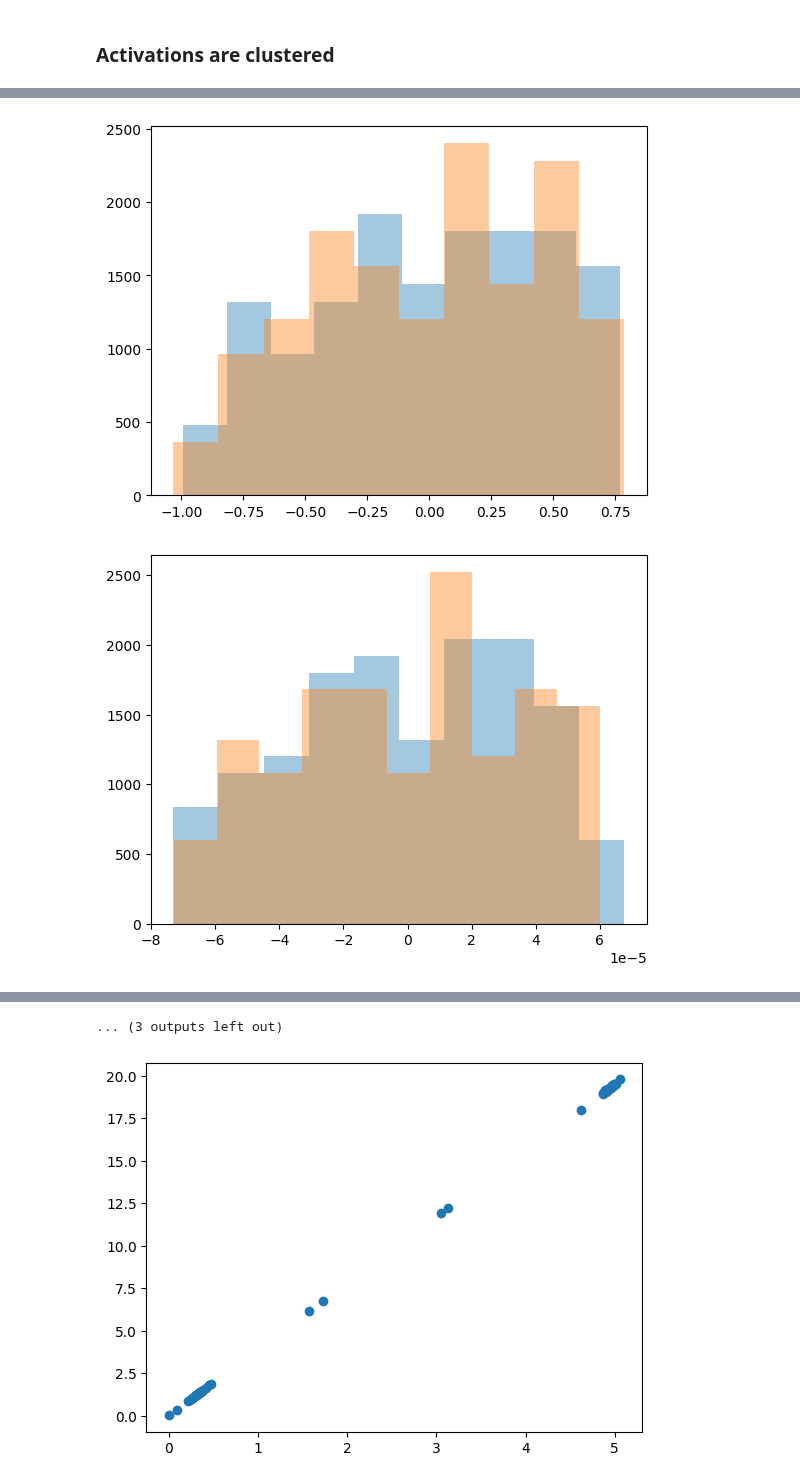
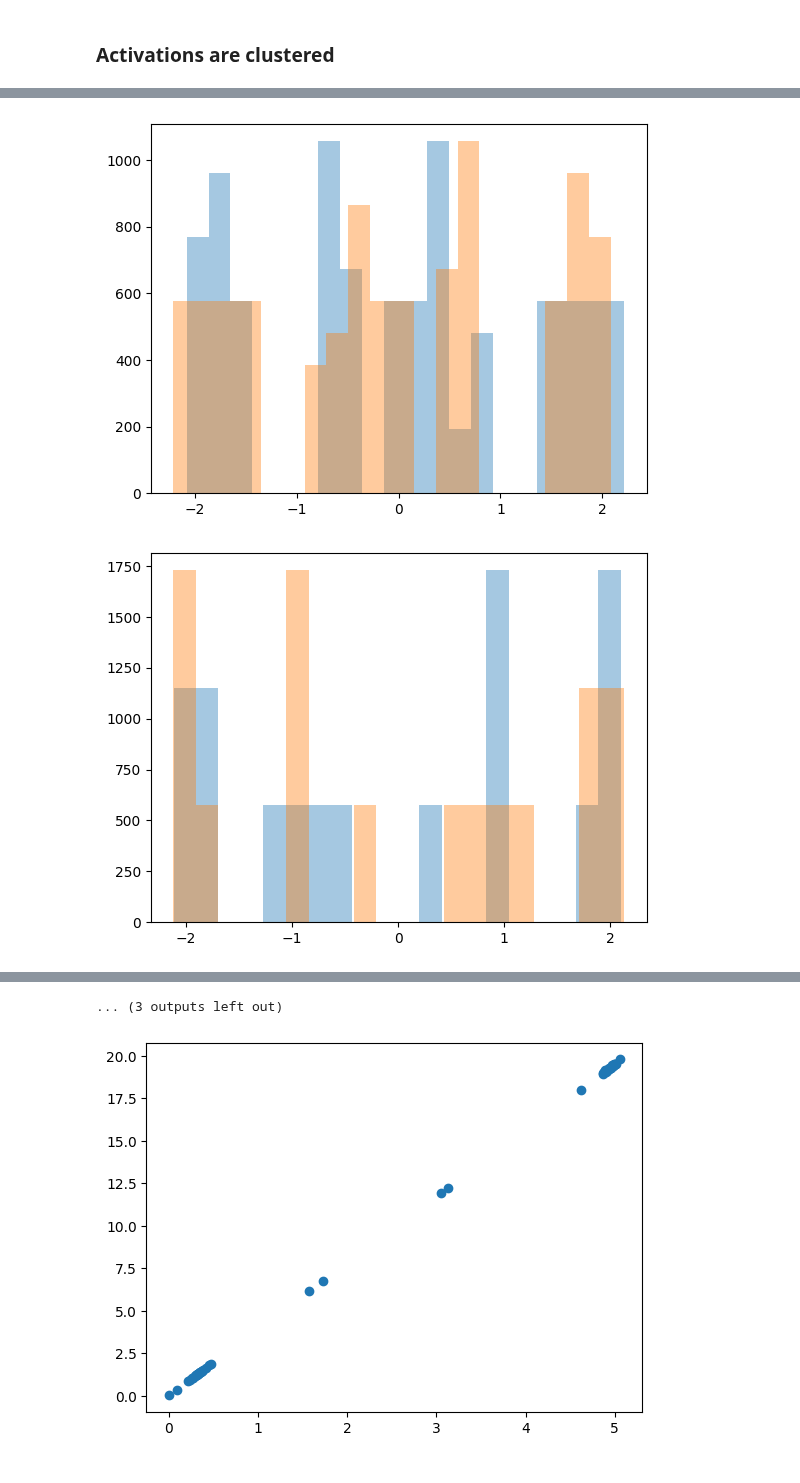
Before and after one commit to LouisYRYJ/Finite-groups, a Jupyter notebook: notebooks/irreps_all.ipynb, the cells around one changed output, grey strips where cells are left out. Cells and saved outputs as stored; diff of their text form; code cells hidden in the pictures.

Commit message:
irreps notebooks

```diff
--- a/notebooks/irreps_all.ipynb
+++ b/notebooks/irreps_all.ipynb
@@ -212,20 +199,25 @@ none 75
 # %%
-irrep_name = '2d-1'
+irrep_name = '6d-0'
 irrep_d = irreps[irrep_name].shape[-1]
 irrep = irreps[irrep_name]
 irrep_idxs = irrep_idx_dict[irrep_name]
 irrep_lneurons = lneurons[:, irrep_idxs]
 irrep_rneurons = rneurons[:, irrep_idxs]
 irrep_uneurons = uneurons[:, irrep_idxs]
+irrep_frobschur = np.sign(group.get_frobenius_schur(irrep)).item()
 # %%
 flat_irrep = einops.rearrange(irrep, 'n d1 d2 -> n (d1 d2)')
+rcond = t.linalg.matrix_rank(flat_irrep)
 # Project neurons onto subspace spanned by flat_irrep
-A_flat = (t.linalg.inv(flat_irrep.H @ flat_irrep) @ flat_irrep.T @ irrep_lneurons)
-B_flat = (t.linalg.inv(flat_irrep.H @ flat_irrep) @ flat_irrep.T @ irrep_rneurons)
-C_flat = (t.linalg.inv(flat_irrep.H @ flat_irrep) @ flat_irrep.T @ irrep_uneurons)
-A = einops.rearrange(A_flat, '(d1 d2) m -> m d1 d2', d1=irrep_d, d2=irrep_d).mT
-B = einops.rearrange(B_flat, '(d1 d2) m -> m d1 d2', d1=irrep_d, d2=irrep_d).mT
-C = einops.rearrange(C_flat, '(d1 d2) m -> m d1 d2', d1=irrep_d, d2=irrep_d).mT
+A_flat = t.linalg.lstsq(flat_irrep, irrep_lneurons, driver='gelsd').solution
+B_flat = t.linalg.lstsq(flat_irrep, irrep_rneurons, driver='gelsd').solution
+C_flat = t.linalg.lstsq(flat_irrep, irrep_uneurons, driver='gelsd').solution
+# A_flat = (t.linalg.inv(flat_irrep.H @ flat_irrep) @ flat_irrep.H @ irrep_lneurons)
+# B_flat = (t.linalg.inv(flat_irrep.H @ flat_irrep) @ flat_irrep.H @ irrep_rneurons)
+# C_flat = (t.linalg.inv(flat_irrep.H @ flat_irrep) @ flat_irrep.H @ irrep_uneurons)
+A = einops.rearrange(A_flat, '(d1 d2) m -> m d1 d2', d1=irrep_d, d2=irrep_d).mH
+B = einops.rearrange(B_flat, '(d1 d2) m -> m d1 d2', d1=irrep_d, d2=irrep_d).mH
+C = einops.rearrange(C_flat, '(d1 d2) m -> m d1 d2', d1=irrep_d, d2=irrep_d).mH
 
 A_norm = t.linalg.matrix_norm(A)
 B_norm = t.linalg.matrix_norm(B)
@@ -233,9 +225,9 @@ B_norm = t.linalg.matrix_norm(B)
 print((A_norm - B_norm).norm()**2 / B_norm.norm()**2)
 
 # Normalize A and B to have unit Frobenius norm
-A = A / A_norm.unsqueeze(1).unsqueeze(1)
-B = B / A_norm.unsqueeze(1).unsqueeze(1)
-C = C * ( (A_norm + B_norm) / 2).unsqueeze(1).unsqueeze(1)
+# A = A / A_norm.unsqueeze(1).unsqueeze(1)
+# B = B / A_norm.unsqueeze(1).unsqueeze(1)
+# C = C * ( (A_norm + B_norm) / 2).unsqueeze(1).unsqueeze(1)
 
 A.shape, B.shape, C.shape
 # %% [output]
@@ -365,16 +355,17 @@ for i, j in product(range(irrep_d), repeat=2):
 # %% [markdown]
 ### b_i and c_i are clustered
 # %%
-n_clusters = 10
+b_clusters = 8
+c_clusters = 18
 
 from sklearn.cluster import KMeans
-c_kmeans = KMeans(n_clusters=n_clusters, random_state=42).fit(c.numpy())
+c_kmeans = KMeans(n_clusters=c_clusters, random_state=42).fit(c.numpy())
 # kmeans.score is negative average squared l2 dist to cluster centroid
 print(-c_kmeans.score(c.numpy()) / c.norm()**2)
 c_mean = t.tensor(c_kmeans.cluster_centers_)
 
 from sklearn.cluster import KMeans
-b_kmeans = KMeans(n_clusters=n_clusters, random_state=42).fit(b.numpy())
+b_kmeans = KMeans(n_clusters=b_clusters, random_state=42).fit(b.numpy())
 # kmeans.score is negative average squared l2 dist to cluster centroid
 print(-b_kmeans.score(b.numpy()) / b.norm()**2)
 b_mean = t.tensor(b_kmeans.cluster_centers_)
@@ -411,7 +402,7 @@ b=9, coef=[4, 3, 2]
 # %%
 b_parts = []
 c_parts = []
-for i in range(22):
+for i in range(n_clusters):
     c_set = set(c_labels[b_labels == i].tolist())
     done = False
     for j in range(len(c_parts)):
@@ -567,7 +528,7 @@ l_act = l_act[:, irrep_idxs]
 r_act = r_act[:, irrep_idxs]
 # %%
 for i in range(15):
-    plt.hist(l_act[:,i].tolist(), alpha=0.4)
-    plt.hist(r_act[:,i].tolist(), alpha=0.4)
+    plt.hist(l_act[:,i].tolist(), alpha=0.4, bins=20)
+    plt.hist(r_act[:,i].tolist(), alpha=0.4, bins=20)
     plt.show()
 # %% [output]
@@ -579,2 +540,2 @@ for i in range(15):
-[figure, old version]
+[figure, new version]
-[figure, old version]
+[figure, new version]
```
Also changed, not shown: parts of 35 cells of this notebook, 1 other file.
